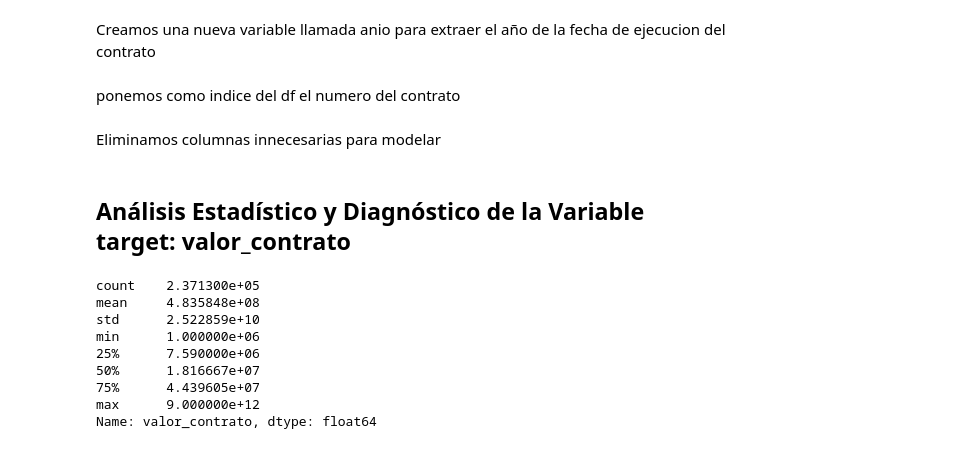
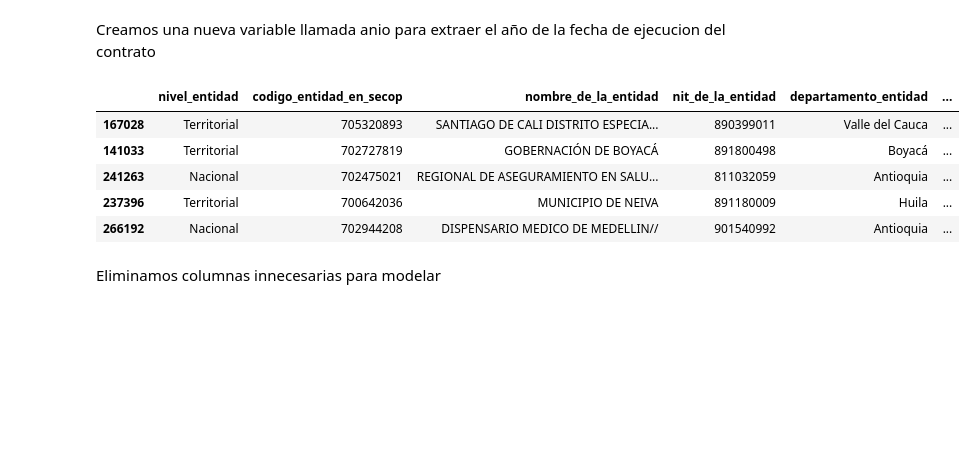
Before and after one commit to aemedina24/proyecto-final, a Jupyter notebook: Proyecyto-final.ipynb, the cells around one changed output. Drawn from its saved outputs; the diff is of its cells as text; code cells hidden in the pictures; blank space fills up the shorter version.

```diff
--- a/Proyecyto-final.ipynb
+++ b/Proyecyto-final.ipynb
@@ -388,10 +322,0 @@ eliminamos esas filas
-# %%
-# Obtenemos los índices de las filas que queremos borrar
-indices_a_eliminar = df[
-    (df['valor_contrato'] <= 0) | (df['valor_contrato'] < 1000000)
-].index
-
-# Los eliminamos usando drop
-df = df.drop(indices_a_eliminar)
-
-print(f"Se eliminaron {len(indices_a_eliminar)} filas.")
@@ -424,12 +347,3 @@ fecha_fin_ejecucion               7
 dtype: int64
 # %% [markdown]
 Borramos los que aún no tienen fecha de inicio (porque no tenían fecha de firma para rescatarlos)
-# %%
-# 1. Convertimos espacios vacíos o celdas con solo espacios en NaN reales para AMBAS columnas
-columnas_fechas = ['fecha_inicio_ejecucion', 'fecha_fin_ejecucion']
-
-for col in columnas_fechas:
-    df[col] = df[col].replace(r'^\s*$', np.nan, regex=True)
-
-# 2. Ahora aplicamos el dropna asegurándonos de guardar el resultado en la variable
-df = df.dropna(subset=columnas_fechas).copy()
@@ -437,0 +350,7 @@ Aunque se eliminaron el 19.22 % de los datos, aun contamos con 242345 datos en n
+# %%
+df = df.dropna(subset=[
+    'fecha_inicio_ejecucion',
+    'fecha_fin_ejecucion'
+])
+
+print(f"cantidad de filas del df {df.shape[0]}")
@@ -493,5 +407,4 @@ print(f"\n porcentaje eliminados: {round(porcentaje_filas_eliminadas,2)} %")
 Creamos una nueva variable llamada anio para extraer el año de la fecha de ejecucion del contrato
 # %%
 df['anio'] = df['fecha_inicio_ejecucion'].dt.year.astype('Int64')
+df['mes'] = df['fecha_inicio_ejecucion'].dt.month.astype('Int64')
-# %% [markdown]
-ponemos como indice del df el numero del contrato
@@ -500,2 +411,11 @@ ids = df['numero_del_contrato']
+# %%
+df.sample(5)
+# %% [output]
+|  | nivel_entidad | codigo_entidad_en_secop | nombre_de_la_entidad | nit_de_la_entidad | departamento_entidad | ... |
+| 167028 | Territorial | 705320893 | SANTIAGO DE CALI DISTRITO ESPECIA... | 890399011 | Valle del Cauca | ... |
+| 141033 | Territorial | 702727819 | GOBERNACIÓN DE BOYACÁ | 891800498 | Boyacá | ... |
+| 241263 | Nacional | 702475021 | REGIONAL DE ASEGURAMIENTO EN SALU... | 811032059 | Antioquia | ... |
+| 237396 | Territorial | 700642036 | MUNICIPIO DE NEIVA | 891180009 | Huila | ... |
+| 266192 | Nacional | 702944208 | DISPENSARIO MEDICO DE MEDELLIN// | 901540992 | Antioquia | ... |
 # %% [markdown]
 Eliminamos columnas innecesarias para modelar
@@ -519,14 +421,0 @@ df= df.drop(columns=columns_eliminar)
-# %% [markdown]
-##  **Análisis Estadístico y Diagnóstico de la Variable target: valor_contrato**
-# %%
-print(df['valor_contrato'].describe())
-# %% [output]
-count    2.371300e+05
-mean     4.835848e+08
-std      2.522859e+10
-min      1.000000e+06
-25%      7.590000e+06
-50%      1.816667e+07
-75%      4.439605e+07
-max      9.000000e+12
-Name: valor_contrato, dtype: float64
```
Also changed, not shown: parts of 127 cells of this notebook, 13 other files.
